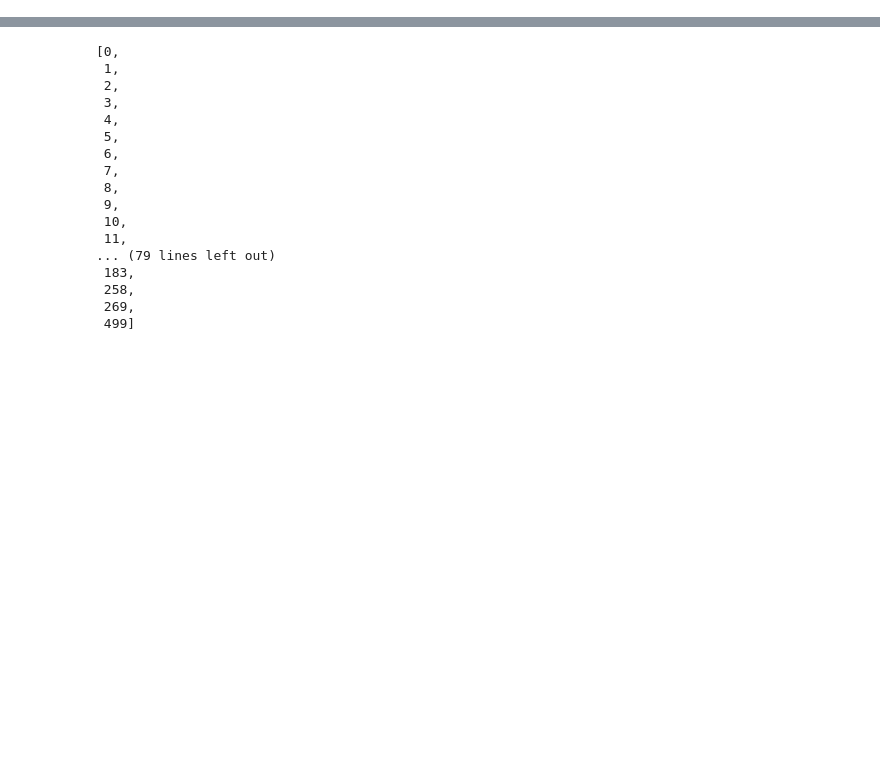
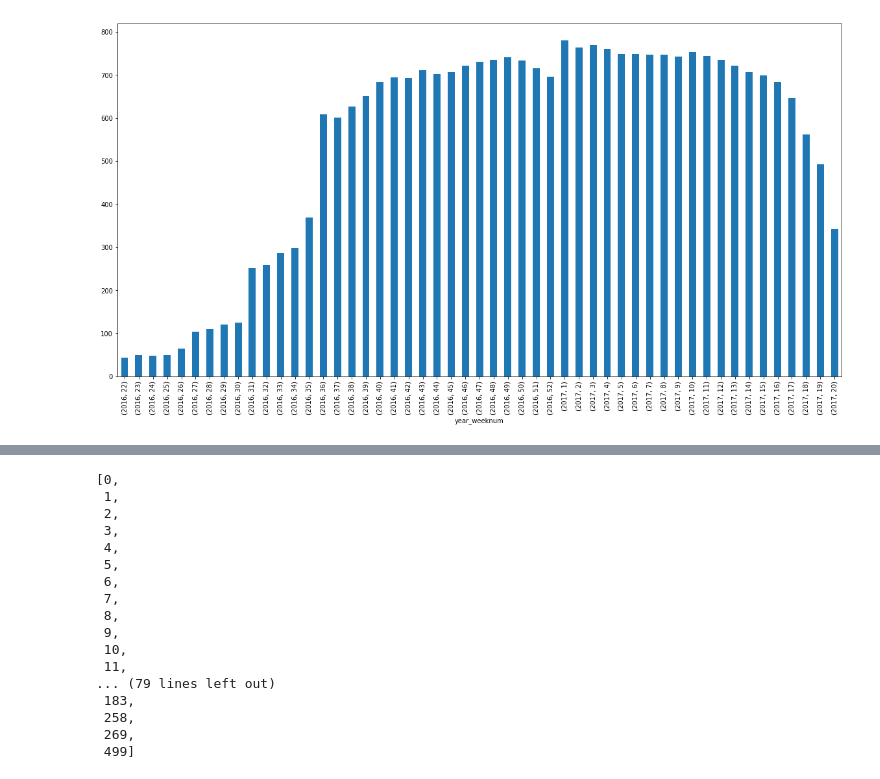
Before and after one commit to RobertJohnston/IMAM, a Jupyter notebook: Stock Report.ipynb, the cells around one changed output, grey strips where cells are left out. Cells and saved outputs as stored; diff of their text form; code cells hidden in the pictures; blank space fills up the shorter version.

```diff
--- a/Stock Report.ipynb
+++ b/Stock Report.ipynb
@@ -115,0 +205,13 @@ array(['17', '33', '35', '20', '16', '36', '2', '8', '21', '19', '18', '5',
+# %%
+# sort data
+df = df.sort_values(by=['since_x_weeks'])
+
+# Plot count of reports over year_weeknum
+# Presents the counts of data received
+report_counts = df['index'].groupby(df['year_weeknum']).count().plot(kind = 'bar', figsize=(20,10))
+
+# significant missing data from week 50, 51, 52
+# appears these data are incorrectly assigned to year 2017
+# are these incorrect 2017 data all reported after weeknumber 8 in year 2017?
+# %% [output]
+[figure, added]
```
Also changed, not shown: parts of 29 cells of this notebook.
